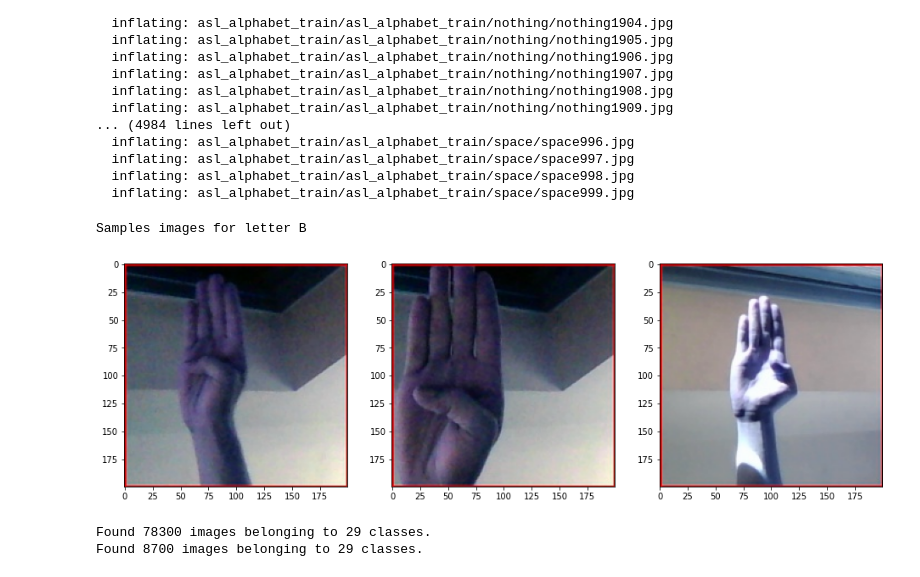
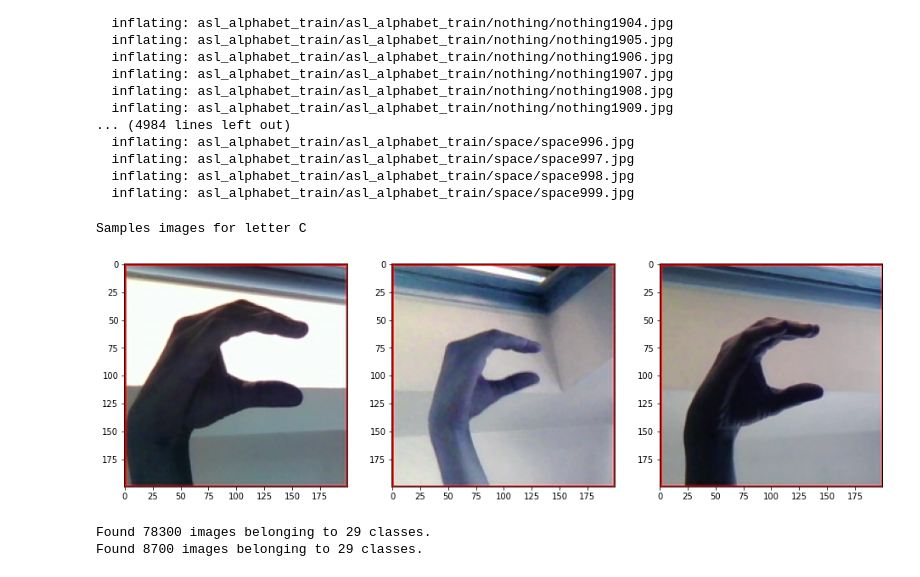
Before and after one commit to bobyuwono/Sign-Language-Game, a Jupyter notebook: ASL_classifier_V3 .ipynb, the cells around one changed output. Saved outputs shown, nothing was run; the diff lists cells and outputs as text; code cells hidden in the pictures.

```diff
--- a/ASL_classifier_V3 .ipynb
+++ b/ASL_classifier_V3 .ipynb
@@ -77,31 +77,31 @@ Streaming output truncated to the last 5000 lines.
 # %%
 # Imports to view data
 import cv2
 from glob import glob
 from matplotlib import pyplot as plt
 from numpy import floor
 import random
 
 def plot_three_samples(letter):
     print("Samples images for letter " + letter)
     base_path = 'asl_alphabet_train/asl_alphabet_train/'
     img_path = base_path + letter + '/**'
     path_contents = glob(img_path)
 
     plt.figure(figsize=(16,16))
     imgs = random.sample(path_contents, 3)
     plt.subplot(131)
     plt.imshow(cv2.imread(imgs[0]))
     plt.subplot(132)
     plt.imshow(cv2.imread(imgs[1]))
     plt.subplot(133)
     plt.imshow(cv2.imread(imgs[2]))
     return
 
-plot_three_samples("B")
+plot_three_samples("C")
 # %% [output]
-Samples images for letter B
+Samples images for letter C
-[figure, old version]
+[figure, new version]
 # %%
 from keras.preprocessing.image import ImageDataGenerator
 
```
Also changed, not shown: parts of 10 cells of this notebook.
